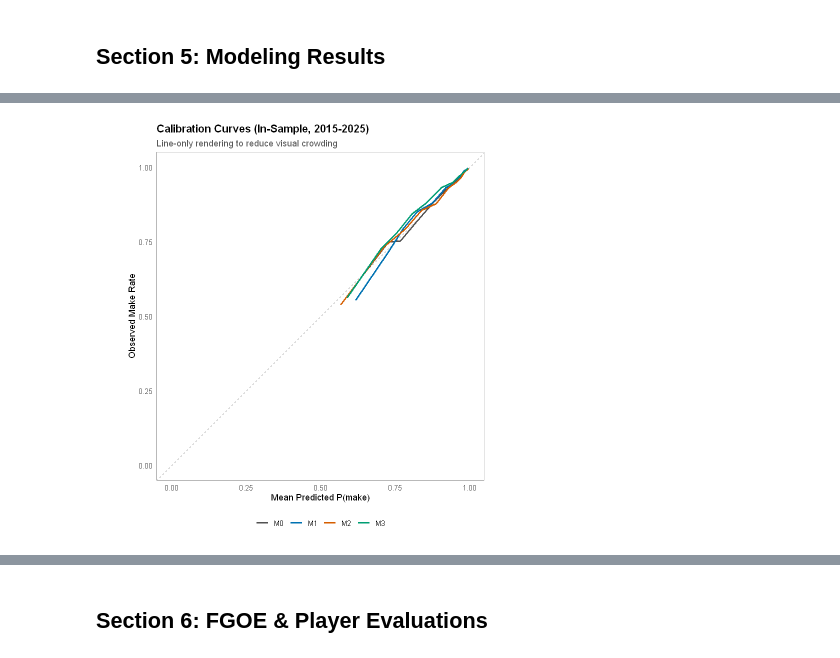
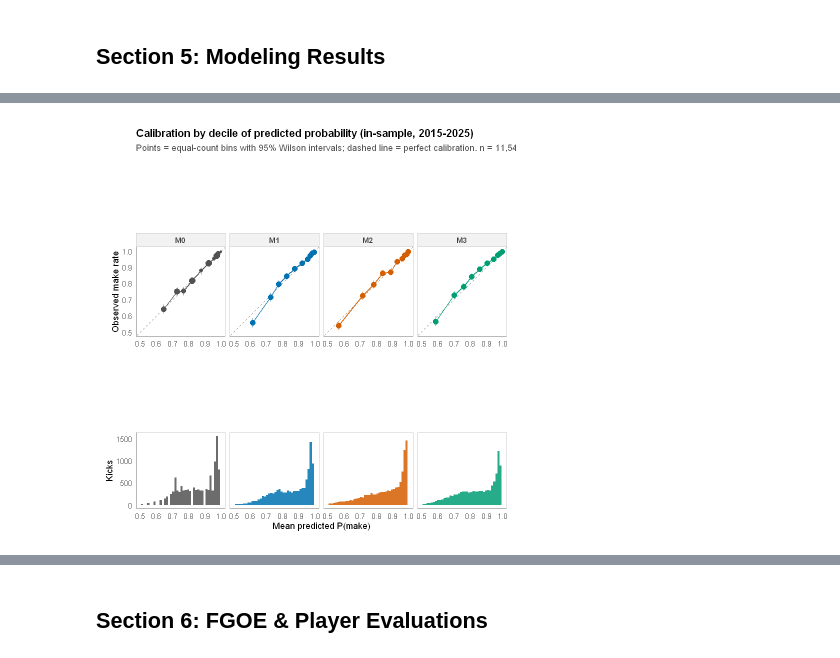
Before and after one commit to eker3777/NFL-Field-Goal-Kicker-Model, a Jupyter notebook: notebooks/05_visuals.ipynb, the cells around one changed output, grey strips where cells are left out. Cells and saved outputs as stored; diff of their text form; code cells hidden in the pictures.

```diff
--- a/notebooks/05_visuals.ipynb
+++ b/notebooks/05_visuals.ipynb
@@ -313,26 +303,82 @@ Saved: g:/Other computers/Desktop/My Files/Sports Analytics Projects/Football/Ki
 # %% [markdown]
 ## Section 5: Modeling Results
 # %%
-# --- Calibration Curves (In-Sample) ---
-calib_df <- dplyr::bind_rows(
-  calib_data(y_is, preds_is$p_m0_full, label = 'M0'),
-  calib_data(y_is, preds_is$p_m1_full, label = 'M1'),
-  calib_data(y_is, preds_is$p_m2_full, label = 'M2'),
-  calib_data(y_is, preds_is$p_m3_full, label = 'M3')
+# --- Calibration Curves (In-Sample) — redesigned for legibility ---
+# Reviewer: "Can you show a calibration plot so we can see how close to the
+# diagonal predicted probabilities are?"
+#
+# Design notes (the previous line-only version was hard to read):
+#   * equal-count (decile) bins, so every plotted point carries equal weight
+#   * Wilson binomial CIs, so a point sitting off the diagonal can be judged
+#     against its own sampling error instead of read as a real miscalibration
+#   * one panel per model rather than four overlaid lines
+#   * axes cropped to the region where predictions actually live -- FG make
+#     probabilities are heavily concentrated above 0.5, so a full 0-1 square
+#     spends most of its area on empty space
+#   * a predicted-probability histogram under each panel, so the reader can see
+#     how much probability mass sits in each part of the curve
+
+wilson_ci <- function(k, n, z = 1.96) {
+  p <- k / n; d <- 1 + z^2 / n
+  ctr <- (p + z^2 / (2 * n)) / d
+  hw  <- z * sqrt(p * (1 - p) / n + z^2 / (4 * n^2)) / d
+  tibble::tibble(lo = pmax(0, ctr - hw), hi = pmin(1, ctr + hw))
+}
+
+calib_binned <- function(y, p, label, nbins = 10) {
+  df <- tibble::tibble(y = y, p = p) %>% dplyr::filter(!is.na(y), !is.na(p))
+  df$bin <- ggplot2::cut_number(df$p, nbins)
+  df %>%
+    dplyr::group_by(bin) %>%
+    dplyr::summarise(obs = mean(y), pred = mean(p), n = dplyr::n(),
+                     k = sum(y), .groups = 'drop') %>%
+    dplyr::bind_cols(wilson_ci(.$k, .$n)) %>%
+    dplyr::mutate(model = label)
+}
+
+build_calibration_fig <- function(pred_list, y, title, subtitle) {
+  calib <- purrr::imap_dfr(pred_list, ~ calib_binned(y, .x, .y))
+  long  <- purrr::imap_dfr(pred_list, ~ tibble::tibble(p = .x, model = .y)) %>%
+    dplyr::filter(!is.na(p))
+
+  rng <- range(c(calib$pred, calib$obs, calib$lo, calib$hi), na.rm = TRUE)
+  rng <- c(floor(rng[1] * 20) / 20, ceiling(rng[2] * 20) / 20)
+
+  p_top <- ggplot(calib, aes(pred, obs, colour = model)) +
+    geom_abline(slope = 1, intercept = 0, lty = 2, colour = 'grey45') +
+    geom_errorbar(aes(ymin = lo, ymax = hi), width = 0, linewidth = 0.5, alpha = 0.8) +
+    geom_line(linewidth = 0.7, alpha = 0.9) +
+    geom_point(aes(size = n)) +
+    scale_size_continuous(range = c(1.2, 3.4), guide = 'none') +
+    scale_colour_manual(values = model_cols, guide = 'none') +
+    scale_x_continuous(limits = rng, breaks = scales::pretty_breaks(4)) +
+    scale_y_continuous(limits = rng, breaks = scales::pretty_breaks(4)) +
+    coord_equal() +
+    facet_wrap(~ model, nrow = 1) +
+    labs(title = title, subtitle = subtitle,
+         x = NULL, y = 'Observed make rate') +
+    theme_paper()
+
+  p_bot <- ggplot(long, aes(p, fill = model)) +
+    geom_histogram(bins = 40, colour = NA, alpha = 0.85) +
+    scale_fill_manual(values = model_cols, guide = 'none') +
+    scale_x_continuous(limits = rng, breaks = scales::pretty_breaks(4)) +
+    facet_wrap(~ model, nrow = 1) +
+    labs(x = 'Mean predicted P(make)', y = 'Kicks') +
+    theme_paper() +
+    theme(strip.text = element_blank(), strip.background = element_blank())
+
+  p_top / p_bot + patchwork::plot_layout(heights = c(3.2, 1))
+}
+
+p_calib <- build_calibration_fig(
+  list(M0 = preds_is$p_m0_full, M1 = preds_is$p_m1_full,
+       M2 = preds_is$p_m2_full, M3 = preds_is$p_m3_full),
+  y_is,
+  'Calibration by decile of predicted probability (in-sample, 2015-2025)',
+  paste0('Points = equal-count bins with 95% Wilson intervals; dashed line = perfect calibration. n = ',
+         format(sum(!is.na(y_is)), big.mark = ','))
 )
-
-p_calib <- ggplot(calib_df, aes(pred, obs, colour = model)) +
-  geom_abline(slope = 1, intercept = 0, lty = 2, colour = 'grey50') +
-  geom_line(linewidth = 1.0) +
-  scale_colour_manual(values = model_cols) +
-  coord_equal(xlim = c(0, 1), ylim = c(0, 1)) +
-  labs(
-    title = 'Calibration Curves (In-Sample, 2015-2025)',
-    subtitle = 'Line-only rendering to reduce visual crowding',
-    x = 'Mean Predicted P(make)', y = 'Observed Make Rate',
-    colour = NULL
-  ) +
-  theme_paper()
 print(p_calib)
-save_fig(p_calib, 'calibration_curves.png')
+save_fig(p_calib, 'calibration_curves.png', w = 11, h = 5.2)
 # %% [output]
@@ -340,2 +396,2 @@ Saved: g:/Other computers/Desktop/My Files/Sports Analytics Projects/Football/Ki
-[figure, old version]
+[figure, new version]
 # %%
```
Also changed, not shown: parts of 40 cells of this notebook, 2 other files.
